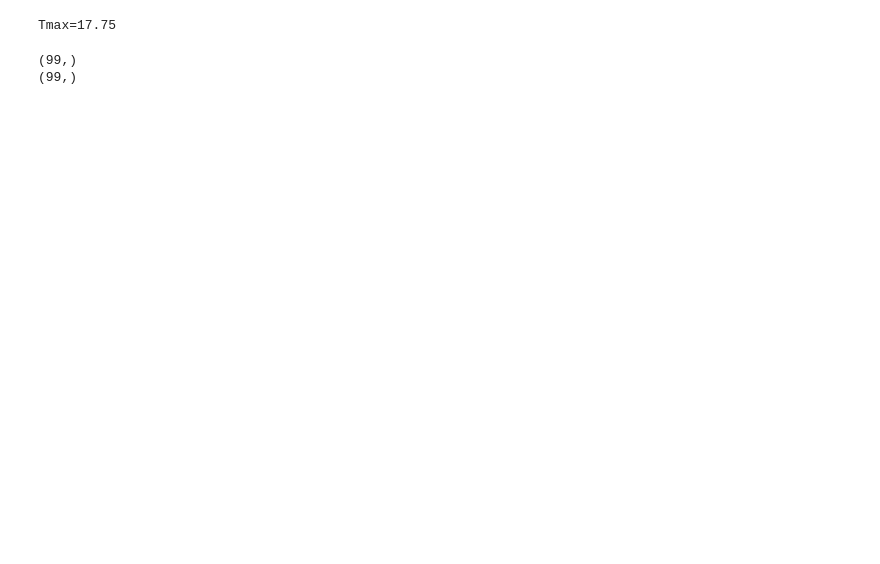
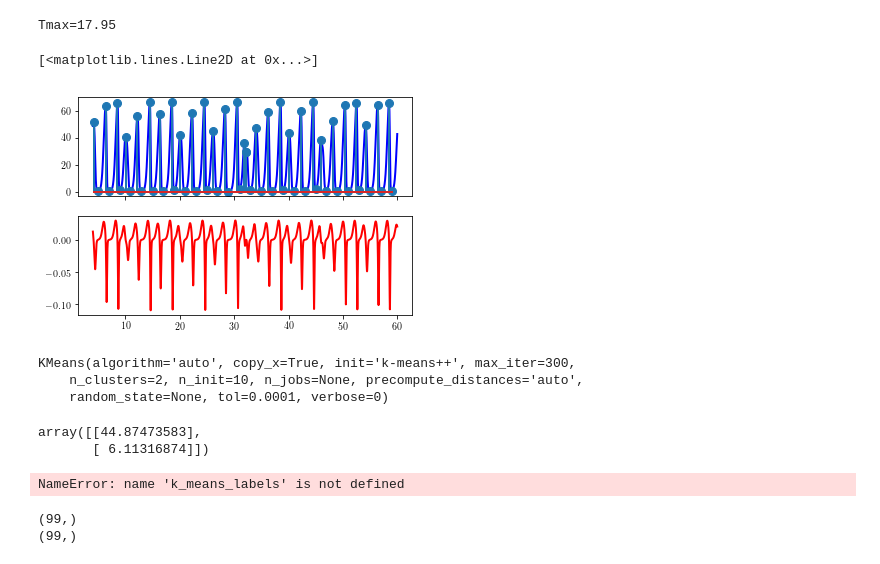
Before and after one commit to Omer80/BenincaModel, a Jupyter notebook: find_peaks.ipynb, the cells around one changed output. Drawn from its saved outputs; the diff is of its cells as text; code cells hidden in the pictures; blank space fills up the shorter version.

```diff
--- a/find_peaks.ipynb
+++ b/find_peaks.ipynb
@@ -48,6 +52,6 @@ finish = int(int_finish*1.0)
 # %%
-step=0.01
+step=0.1
 ito = 0.0
-tspan,result,forcing=strob.calc_for_oscillation_with_Ito(m,init_cond,Tmax,ito,int_finish,step)
+tspan,result,forcing=strob.calc_for_oscillation_with_Ito(m,init_cond,alpha,Tmax,ito,int_finish,step)
 # %% [output]
-Tmax=17.75
+Tmax=17.95
@@ -54,3 +61,45 @@ Tmax=17.75
+# %%
+fig,ax=plt.subplots(2,1,sharex=True)
+barnicles=(result[:,0]+result[:,1])[trim:]*100.0
+t_plot = tspan[trim:]
+ax[0].plot(t_plot/365,barnicles,'b',label=r'Barnacles')
+barnicles_dt = np.gradient(barnicles)
+#indx_zeros = np.intersect1d(barnicles_dt,np.zeros_like(barnicles_dt))
+zero_crossings = np.where(np.diff(np.sign(barnicles_dt)))[0]
+#print(zero_crossings)
+ax[0].stem(t_plot[zero_crossings]/365,barnicles[zero_crossings])
+ax[1].plot(t_plot/365,barnicles_dt,'r',label=r'numeric dBarnacles_dt')
+#ax[2].plot(t_plot/365,barnicles_dt,'r',label=r'analytic  dBarnacles_dt')
+#ax[2].set_xlim([trim/365,tspan[-1]/365])
+# %% [output]
+[<matplotlib.lines.Line2D at 0x...>]
+[figure, added]
+# %%
+from sklearn.cluster import KMeans
+
+km = KMeans(init='k-means++', n_clusters=2, n_init=10)
+km.fit(barnicles.reshape(-1,1))  # -1 will be calculated to be 13876 here
+# %% [output]
+KMeans(algorithm='auto', copy_x=True, init='k-means++', max_iter=300,
+    n_clusters=2, n_init=10, n_jobs=None, precompute_distances='auto',
+    random_state=None, tol=0.0001, verbose=0)
+# %%
+km.cluster_centers_
+# %% [output]
+array([[44.87473583],
+       [ 6.11316874]])
+# %%
+
+colors = plt.cm.summer(np.linspace(0,1, 4))
+for k, col in zip(range(4), colors):
+    my_members = k_means_labels == k
+    cluster_center = k_means_cluster_centers[k]
+    #ax.plot(X[my_members, 0], X[my_members, 1], 'w',
+    #        markerfacecolor=col, marker='.')
+    ax.plot(cluster_center[0], cluster_center[1], 'o', markerfacecolor=col,
+            markeredgecolor='k', markersize=6)
+# %% [output]
+NameError: name 'k_means_labels' is not defined
 # %%
 var_index=0
 peaks_signal, _=find_peaks(result[trim:,var_index])
```
Also changed, not shown: parts of 6 cells of this notebook, 5 other files.
